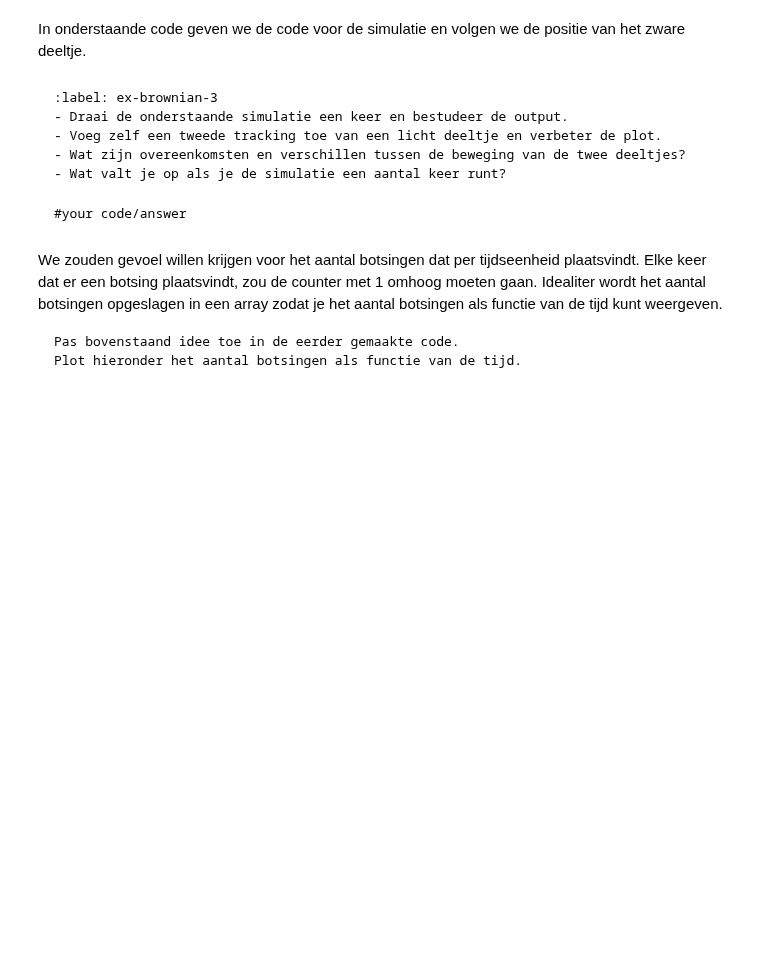
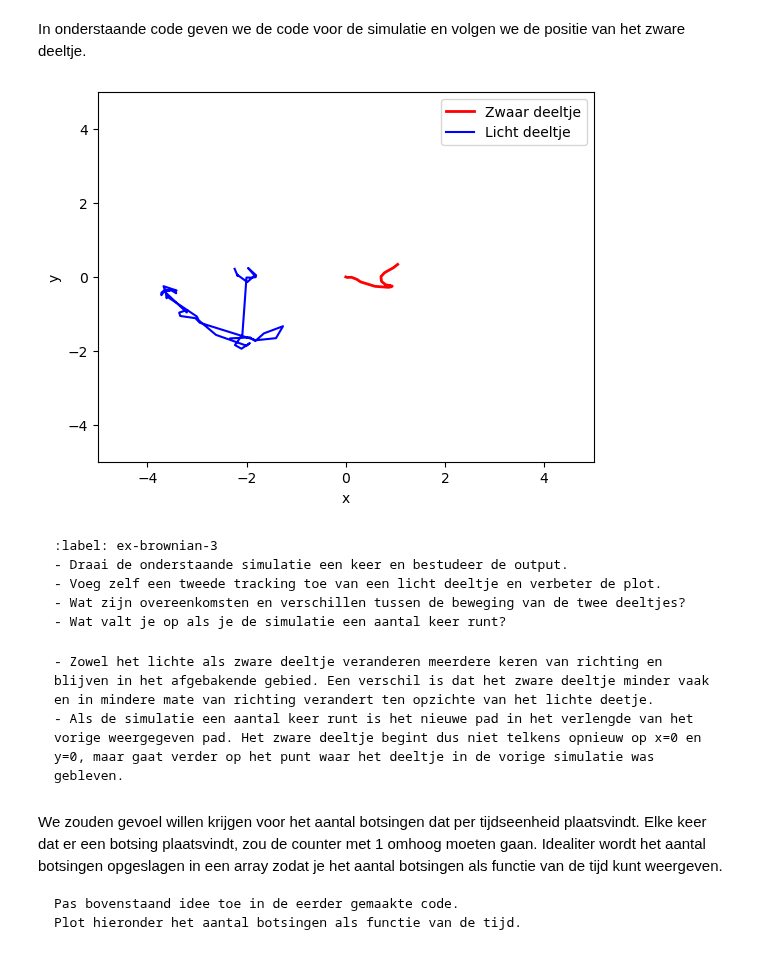
Before and after one commit to Eerkje/Annet-Erik, a Jupyter notebook: Content/PySim/4_brownianmotion.ipynb, the cells around one changed output. Drawn from its saved outputs; the diff is of its cells as text; code cells hidden in the pictures; blank space fills up the shorter version.

Commit message:
Brownian motion tot aantal botsingen per tijd

````diff
--- a/Content/PySim/4_brownianmotion.ipynb
+++ b/Content/PySim/4_brownianmotion.ipynb
@@ -161,34 +163,43 @@ In onderstaande code geven we de code voor de simulatie en volgen we de positie
 # %%
 # tracken van het zware deeltje
 track_x = []
 track_y = []
 
-#your code/answer
+#tracken van het lichte deeltje
+l = 1 #nummer van het getrackte lichte deeltje
+track_x_licht = []
+track_y_licht = []
 
-#your code/answer
 
 #your code/answer
 
 for i in range(400):
 #your code/answer
 
     for p in particles:
         p.update_position()    # Update positie
         p.boxcollision()         # Wandbotsing werkt per deeltje
 
     handle_collisions(particles)
 
 #your code/answer
 
     track_x.append(particles[N-1].r[0])
     track_y.append(particles[N-1].r[1])
-
-#your code/answer
+    track_x_licht.append(particles[l].r[0])
+    track_y_licht.append(particles[l].r[1])
 
 plt.figure()
-plt.plot(track_x,track_y,'r')
-#your code/answer
+plt.xlim(-Box_length_0,Box_length_0)
+plt.ylim(-Box_length_0,Box_length_0)
+plt.xlabel('x')
+plt.ylabel('y')
+plt.plot(track_x,track_y,'r', linewidth = 2, label='Zwaar deeltje')
+plt.plot(track_x_licht,track_y_licht,'b', label='Licht deeltje')
+plt.legend()
 plt.show()
+# %% [output]
+[figure, added]
 # %% [markdown]
 ```{exercise} Brownian motion in beeld
 :label: ex-brownian-3
@@ -199,7 +210,8 @@ plt.show()
 ```
 
 ```{solution} ex-brownian-3
-#your code/answer
+- Zowel het lichte als zware deeltje veranderen meerdere keren van richting en blijven in het afgebakende gebied. Een verschil is dat het zware deeltje minder vaak en in mindere mate van richting verandert ten opzichte van het lichte deetje.
+- Als de simulatie een aantal keer runt is het nieuwe pad in het verlengde van het vorige weergegeven pad. Het zware deeltje begint dus niet telkens opnieuw op x=0 en y=0, maar gaat verder op het punt waar het deeltje in de vorige simulatie was gebleven.
 ```
 # %% [markdown]
 We zouden gevoel willen krijgen voor het aantal botsingen dat per tijdseenheid plaatsvindt.
````
Also changed, not shown: parts of 3 cells of this notebook.
